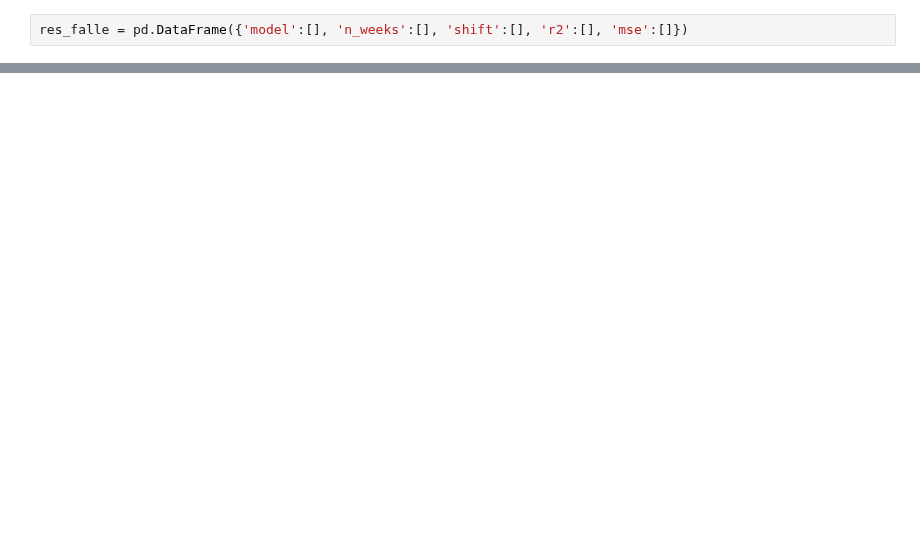
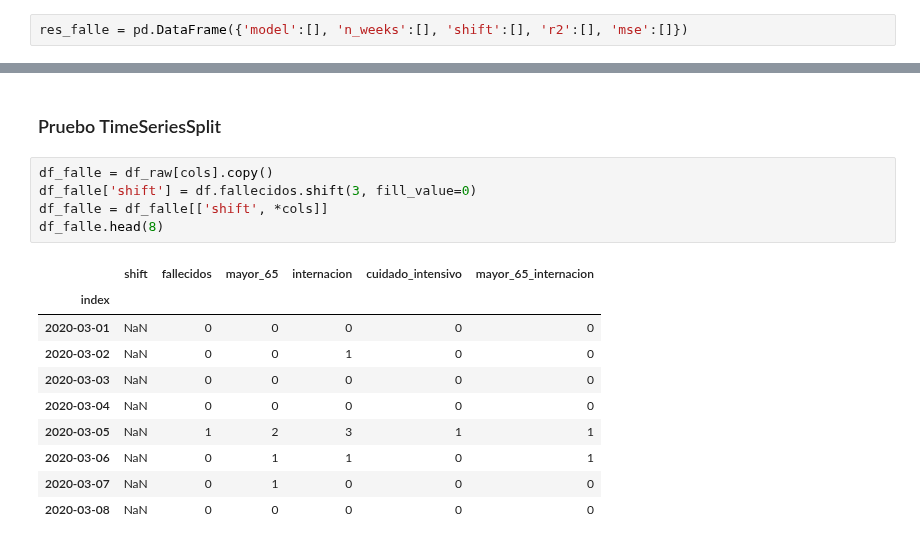
Before and after one commit to tomiambro/clusterai2020_grupo1, a Jupyter notebook: modelos_tomi.ipynb, the cells around one changed output, grey strips where cells are left out. Drawn from its saved outputs; the diff is of its cells as text; blank space fills up the shorter version.

```diff
--- a/modelos_tomi.ipynb
+++ b/modelos_tomi.ipynb
@@ -479,0 +531,18 @@ res_falle.sort_values('r2', ascending=False).head(10)
+# %% [markdown]
+### Pruebo TimeSeriesSplit
+# %%
+df_falle = df_raw[cols].copy()
+df_falle['shift'] = df.fallecidos.shift(3, fill_value=0)
+df_falle = df_falle[['shift', *cols]]
+df_falle.head(8)
+# %% [output]
+|  | shift | fallecidos | mayor_65 | internacion | cuidado_intensivo | mayor_65_internacion |
+| index |  |  |  |  |  |  |
+| 2020-03-01 | NaN | 0 | 0 | 0 | 0 | 0 |
+| 2020-03-02 | NaN | 0 | 0 | 1 | 0 | 0 |
+| 2020-03-03 | NaN | 0 | 0 | 0 | 0 | 0 |
+| 2020-03-04 | NaN | 0 | 0 | 0 | 0 | 0 |
+| 2020-03-05 | NaN | 1 | 2 | 3 | 1 | 1 |
+| 2020-03-06 | NaN | 0 | 1 | 1 | 0 | 1 |
+| 2020-03-07 | NaN | 0 | 1 | 0 | 0 | 0 |
+| 2020-03-08 | NaN | 0 | 0 | 0 | 0 | 0 |
```
Also changed, not shown: parts of 14 cells of this notebook, 2 other files.
